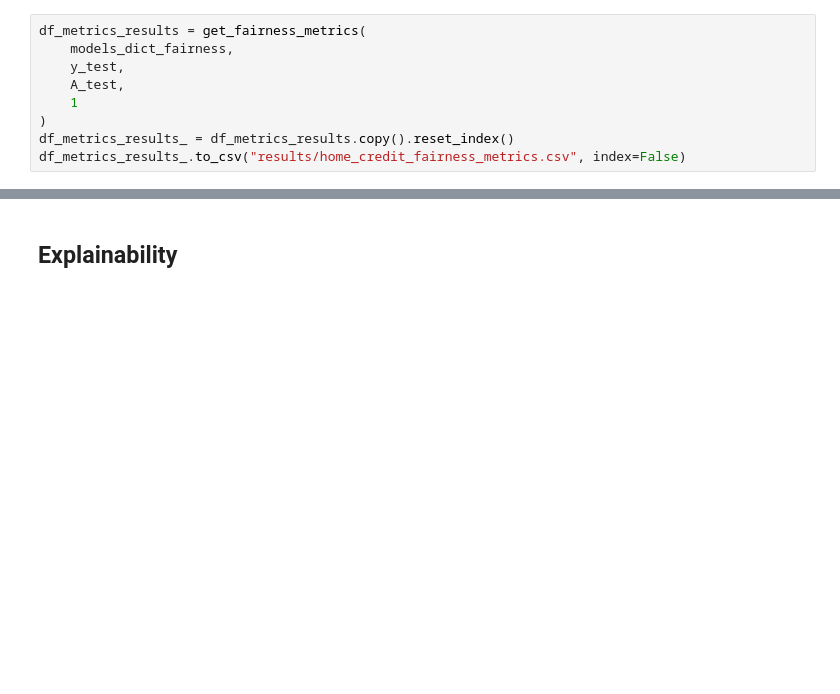
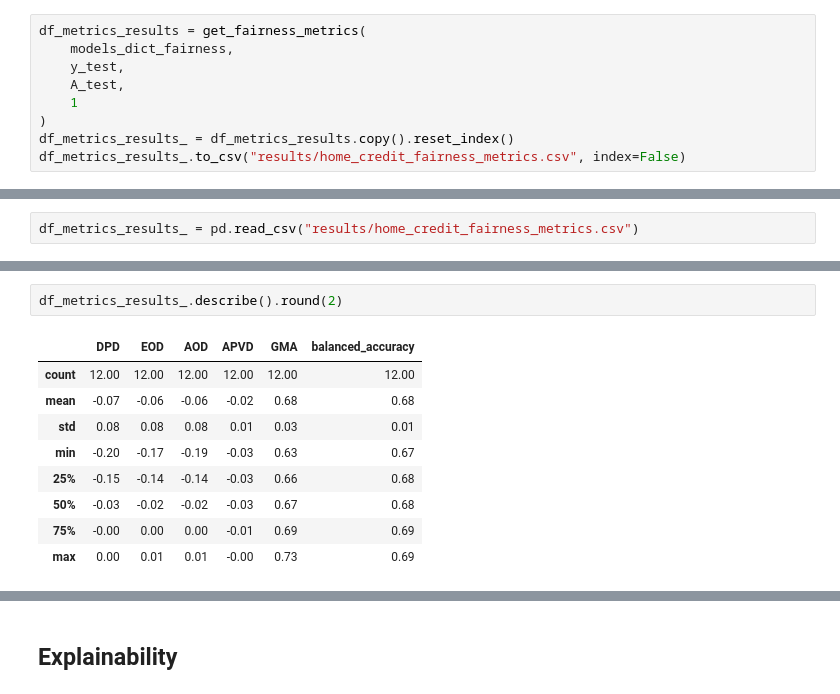
Before and after one commit to hiaac-finance/credit_pipeline, a Jupyter notebook: examples/home_credit.ipynb, the cells around one changed output, grey strips where cells are left out. Drawn from its saved outputs; the diff is of its cells as text; blank space fills up the shorter version.

```diff
--- a/examples/home_credit.ipynb
+++ b/examples/home_credit.ipynb
@@ -386,0 +371,2 @@ df_metrics_results_
+# %%
+df_metrics_results_ = pd.read_csv("results/home_credit_fairness_metrics.csv")
@@ -387,3 +389,15 @@ df_metrics_results_
+# %%
+df_metrics_results_.describe().round(2)
+# %% [output]
+|  | DPD | EOD | AOD | APVD | GMA | balanced_accuracy |
+| count | 12.00 | 12.00 | 12.00 | 12.00 | 12.00 | 12.00 |
+| mean | -0.07 | -0.06 | -0.06 | -0.02 | 0.68 | 0.68 |
+| std | 0.08 | 0.08 | 0.08 | 0.01 | 0.03 | 0.01 |
+| min | -0.20 | -0.17 | -0.19 | -0.03 | 0.63 | 0.67 |
+| 25% | -0.15 | -0.14 | -0.14 | -0.03 | 0.66 | 0.68 |
+| 50% | -0.03 | -0.02 | -0.02 | -0.03 | 0.67 | 0.68 |
+| 75% | -0.00 | 0.00 | 0.00 | -0.01 | 0.69 | 0.69 |
+| max | 0.00 | 0.01 | 0.01 | -0.00 | 0.73 | 0.69 |
 # %%
 # Mapping each model to a unique color
 color_mapping = {model: idx for idx, model in enumerate(df_metrics_results_["index"].unique())}
```
Also changed, not shown: parts of 3 cells of this notebook, 2 other files.
